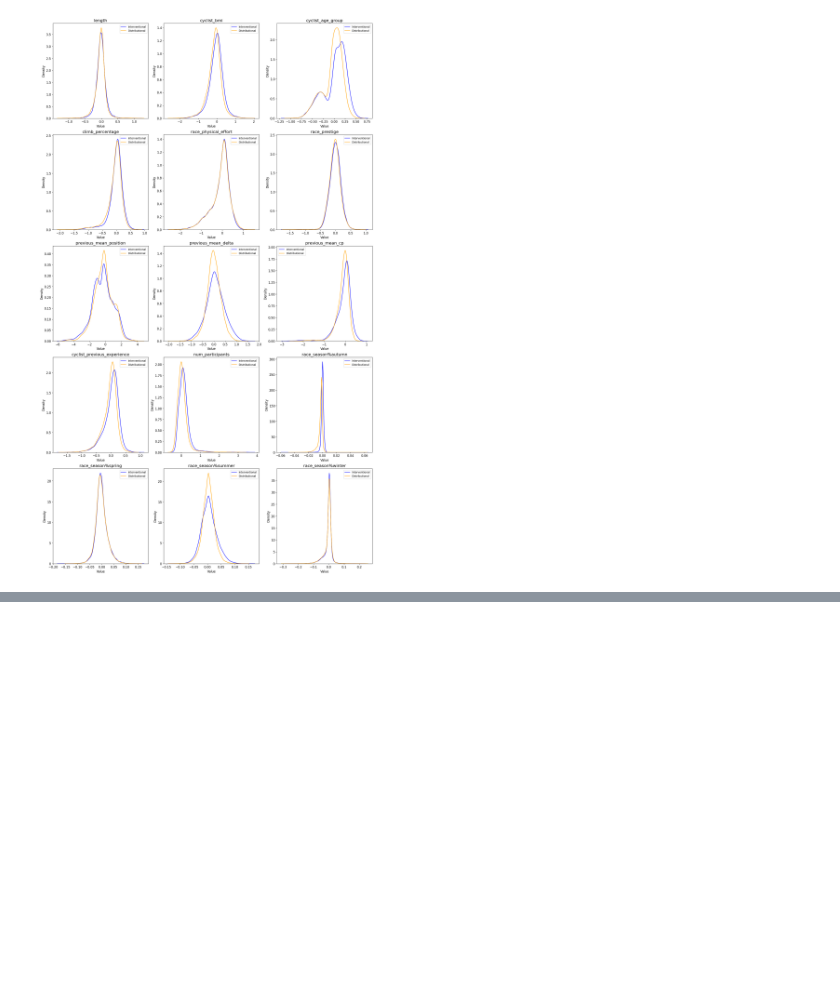
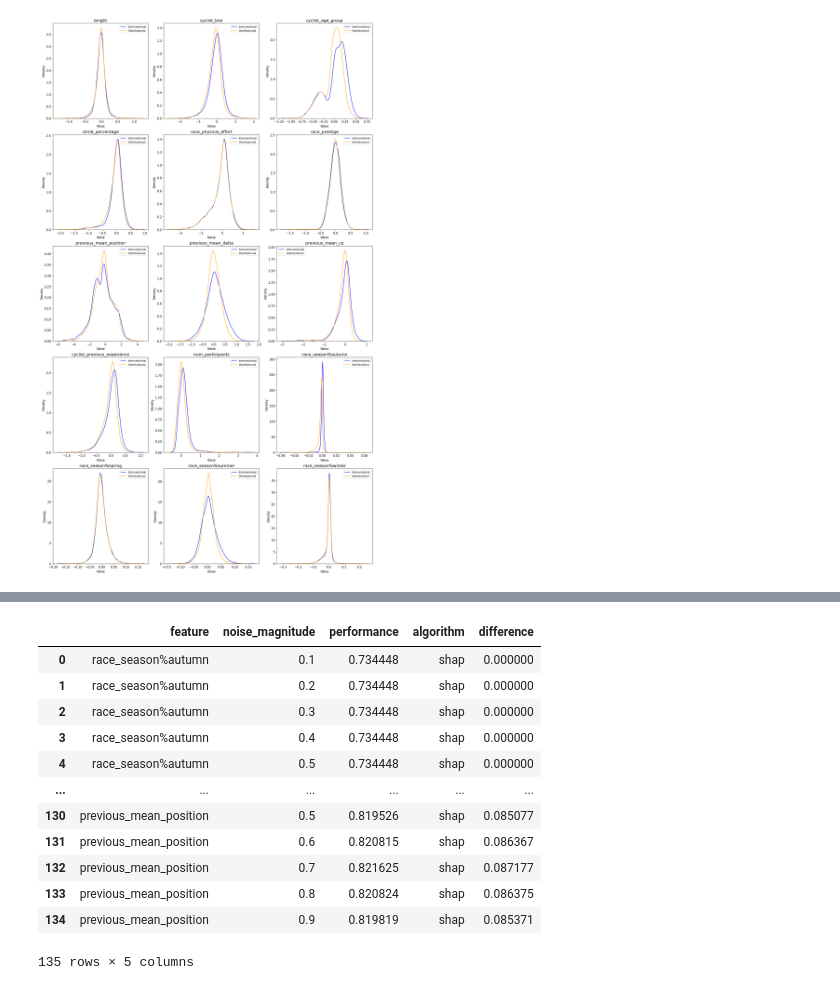
Before and after one commit to JacopoRaffi/DM_Project, a Jupyter notebook: TASK5/xai_undersampling.ipynb, the cells around one changed output, grey strips where cells are left out. Cells and saved outputs as stored; diff of their text form; code cells hidden in the pictures; blank space fills up the shorter version.

```diff
--- a/TASK5/xai_undersampling.ipynb
+++ b/TASK5/xai_undersampling.ipynb
@@ -164,0 +227,24 @@ plt.show()
+# %%
+metric = "f1-score"
+corruption_validation = pd.DataFrame([
+    (feature, noise_magnitude, validations_by_feature_and_noise[(feature, noise_magnitude)]["weighted avg"][metric], "shap")
+    for feature, noise_magnitude in validations_by_feature_and_noise
+    ],
+    columns=["feature", "noise_magnitude", "performance", "algorithm"]
+)
+corruption_validation["difference"] = corruption_validation["performance"] - report["weighted avg"][metric]
+corruption_validation
+# %% [output]
+|  | feature | noise_magnitude | performance | algorithm | difference |
+| 0 | race_season%autumn | 0.1 | 0.734448 | shap | 0.000000 |
+| 1 | race_season%autumn | 0.2 | 0.734448 | shap | 0.000000 |
+| 2 | race_season%autumn | 0.3 | 0.734448 | shap | 0.000000 |
+| 3 | race_season%autumn | 0.4 | 0.734448 | shap | 0.000000 |
+| 4 | race_season%autumn | 0.5 | 0.734448 | shap | 0.000000 |
+| ... | ... | ... | ... | ... | ... |
+| 130 | previous_mean_position | 0.5 | 0.819526 | shap | 0.085077 |
+| 131 | previous_mean_position | 0.6 | 0.820815 | shap | 0.086367 |
+| 132 | previous_mean_position | 0.7 | 0.821625 | shap | 0.087177 |
+| 133 | previous_mean_position | 0.8 | 0.820824 | shap | 0.086375 |
+| 134 | previous_mean_position | 0.9 | 0.819819 | shap | 0.085371 |
+135 rows × 5 columns
```
Also changed, not shown: parts of 31 cells of this notebook, 2 other files.
